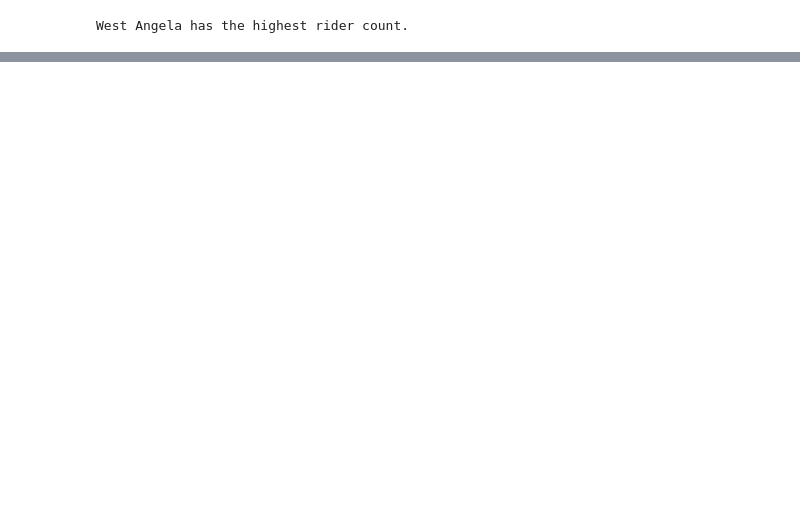
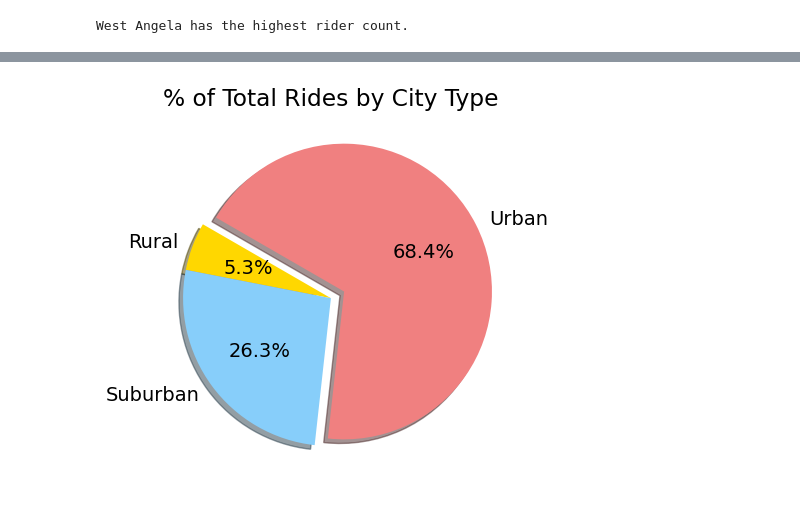
Before and after one commit to imrtech/PyBer_Analysis, a Jupyter notebook: PyBer.ipynb, the cells around one changed output, grey strips where cells are left out. Saved outputs shown, nothing was run; the diff lists cells and outputs as text; code cells hidden in the pictures; blank space fills up the shorter version.

```diff
--- a/PyBer.ipynb
+++ b/PyBer.ipynb
@@ -972,0 +1048,4 @@ plt.show()
+# %%
+# Get the total rides for each city type.
+ride_count_by_type = pyber_data_df.groupby(["type"]).count()["ride_id"]
+ride_count_by_type
@@ -972,0 +1058,4 @@ plt.show()
+# %%
+# Get the count of all the rides.
+total_ride_count = pyber_data_df["ride_id"].count()
+total_ride_count
@@ -972,0 +1064,4 @@ plt.show()
+# %%
+# Calculate the percentage of rides for each city type.
+ride_type_percentage = 100 * ride_count_by_type / total_ride_count
+ride_type_percentage
@@ -972,0 +1079,13 @@ plt.show()
+# %%
+# Build the percentage of rides by city type pie chart.
+plt.pie(ride_type_percentage,
+    labels=["Rural", "Suburban", "Urban"],
+    colors=["gold", "lightskyblue", "lightcoral"],
+    explode=[0, 0, 0.1],
+    autopct='%1.1f%%',
+    shadow=True, startangle=150)
+plt.title("% of Total Rides by City Type")
+# Show Figure
+plt.show()
+# %% [output]
+[figure, added]
```
Also changed, not shown: parts of 41 cells of this notebook, 7 other files.
